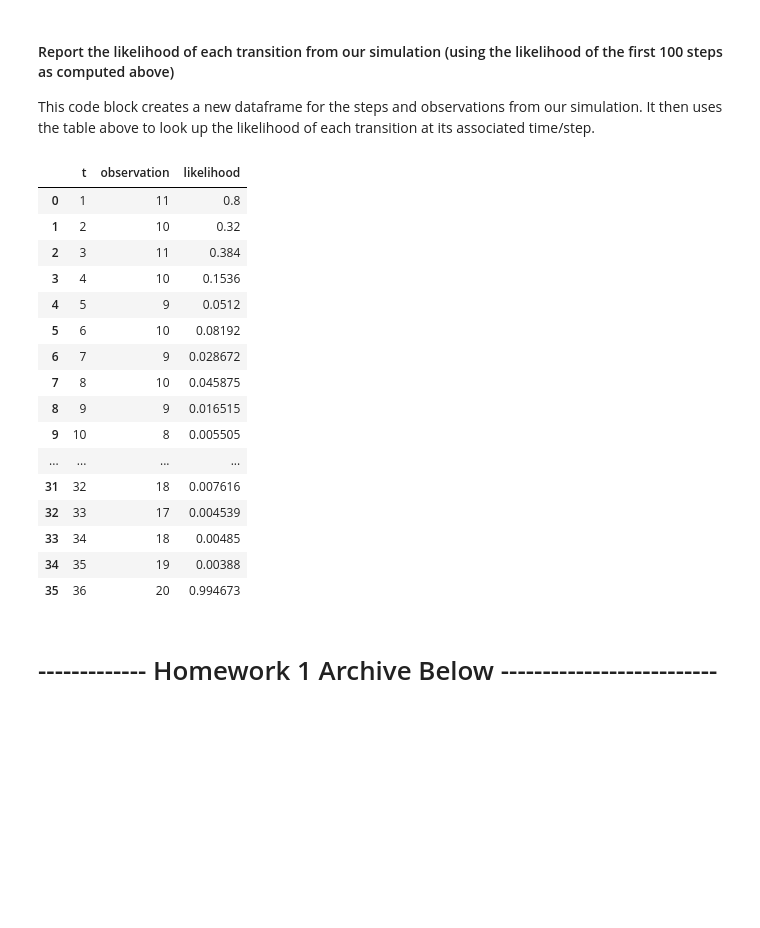
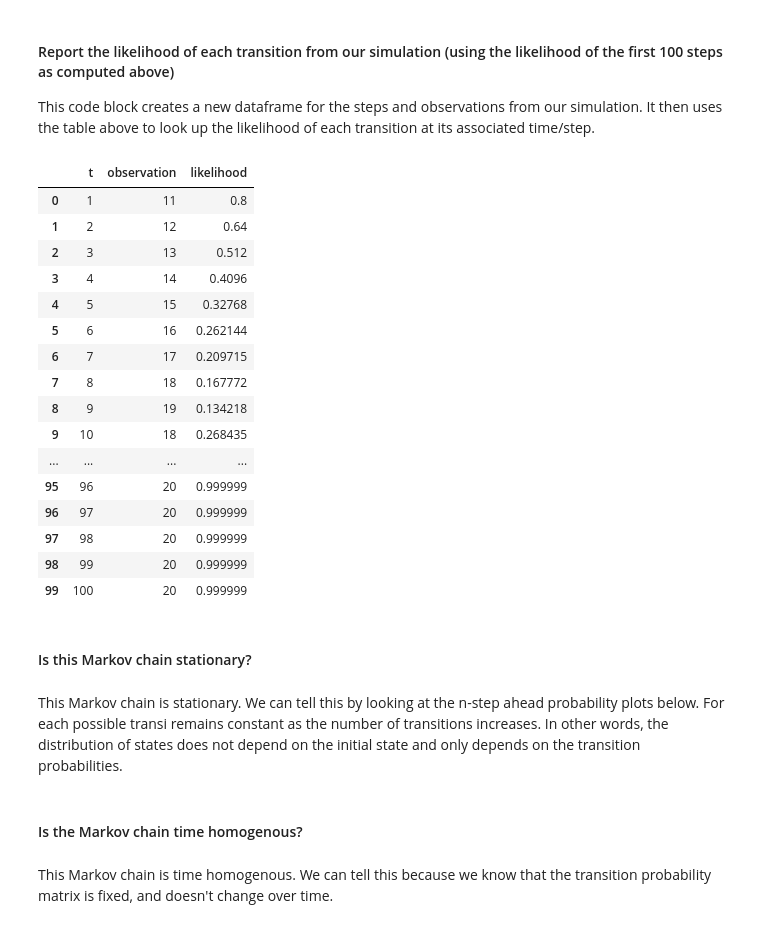
Before and after one commit to jackmurray1/uchicago, a Jupyter notebook: Reinforcement Learning/RL_Assignment 2_Jack Murray.ipynb, the cells around one changed output. Cells and saved outputs as stored; diff of their text form; code cells hidden in the pictures; blank space fills up the shorter version.

```diff
--- a/Reinforcement Learning/RL_Assignment 2_Jack Murray.ipynb
+++ b/Reinforcement Learning/RL_Assignment 2_Jack Murray.ipynb
@@ -139,30 +168,33 @@ def policy(observation):
 p = 0.8, meaning that the robot's action will result in moving right 80% of the time, and left the other 20% of the time
 # %%
 t=0
-tMAX = 1000 # representing a simulation of up to 1000 steps
+tMAX = 100 # representing a simulation of up to 100 steps
 done = False
+observations = [0] * 101
 observation = 10
-observations = [observation]
+observations[0] = observation
 rewards = []
 actions = []
-t_log = [t]
+t_log = list(range(101))
 
 env = Segment(numActions=2,startObservation=10,p=0.8,terminal=10,done=False)
 while t <tMAX and done==False:
     action = policy(observation=observation)
     observation_next,reward,done = env.step(action=action)
-    observations.append(observation_next)
+    observations[t+1] = observation_next
     rewards.append(reward)
     actions.append(action)
     observation = observation_next
-    t_log.append(t+1)
     t+=1
 
-plt.plot(t_log[0:101], observations[0:101]) # only plot the first 100 steps
-plt.xticks(np.arange(np.min(t_log[0:101]), np.max(t_log[0:101])+1, 1))
-plt.yticks(np.arange(np.min(observations[0:101]), np.max(observations[0:101])+1, 1))
+# after the episode is over, stay at the terminal state for the rest of the 100 steps (see loop below)
+for i in range(t+1, 101):
+    observations[i] = observation
+
+plt.plot(t_log, observations) # only plot the first 100 steps
+plt.yticks(np.arange(np.min(observations), np.max(observations)+1, 1))
 plt.xlabel('Time, t')
 plt.ylabel('State')
-plt.title('Simulated Sequence of Transitions (first 100 steps)')
+plt.title('Simulated Sequence of Transitions (up to 100 steps)')
 plt.show();
 # %% [output]
@@ -237,31 +269,37 @@ mtx.set(xlabel = 'State',
 
 This code block creates a new dataframe for the steps and observations from our simulation. It then uses the table above to look up the likelihood of each transition at its associated time/step.
 # %%
-likelihood_df = pd.DataFrame({'t': t_log[1:], 'observation': observations[1:]}) # we can leave out the first observation since it will always be 10
-likelihood_df['likelihood'] = ''
+likelihood_df_sim = pd.DataFrame({'t': t_log[1:], 'observation': observations[1:]}) # we can leave out the first observation since it will always be 10
+likelihood_df_sim['likelihood'] = ''
 
-for index, row in likelihood_df.iterrows():
+for index, row in likelihood_df_sim.iterrows():
     # go look up the relevant values from the likelihood table that we created above (df)
-    likelihood_df.loc[index, 'likelihood'] = df.iloc[likelihood_df.loc[index, 't']-1, likelihood_df.loc[index, 'observation']]
+    likelihood_df_sim.loc[index, 'likelihood'] = df.iloc[likelihood_df_sim.loc[index, 't']-1, likelihood_df_sim.loc[index, 'observation']]
 
-likelihood_df
+likelihood_df_sim
 # %% [output]
 |  | t | observation | likelihood |
 | 0 | 1 | 11 | 0.8 |
-| 1 | 2 | 10 | 0.32 |
-| 2 | 3 | 11 | 0.384 |
-| 3 | 4 | 10 | 0.1536 |
-| 4 | 5 | 9 | 0.0512 |
-| 5 | 6 | 10 | 0.08192 |
-| 6 | 7 | 9 | 0.028672 |
-| 7 | 8 | 10 | 0.045875 |
-| 8 | 9 | 9 | 0.016515 |
-| 9 | 10 | 8 | 0.005505 |
+| 1 | 2 | 12 | 0.64 |
+| 2 | 3 | 13 | 0.512 |
+| 3 | 4 | 14 | 0.4096 |
+| 4 | 5 | 15 | 0.32768 |
+| 5 | 6 | 16 | 0.262144 |
+| 6 | 7 | 17 | 0.209715 |
+| 7 | 8 | 18 | 0.167772 |
+| 8 | 9 | 19 | 0.134218 |
+| 9 | 10 | 18 | 0.268435 |
 | ... | ... | ... | ... |
-| 31 | 32 | 18 | 0.007616 |
-| 32 | 33 | 17 | 0.004539 |
-| 33 | 34 | 18 | 0.00485 |
-| 34 | 35 | 19 | 0.00388 |
-| 35 | 36 | 20 | 0.994673 |
+| 95 | 96 | 20 | 0.999999 |
+| 96 | 97 | 20 | 0.999999 |
+| 97 | 98 | 20 | 0.999999 |
+| 98 | 99 | 20 | 0.999999 |
+| 99 | 100 | 20 | 0.999999 |
-# %% [markdown]
-#  ------------- Homework 1 Archive Below --------------------------
+# %% [markdown]
+#### Is this Markov chain stationary?
+# %% [markdown]
+This Markov chain is stationary. We can tell this by looking at the n-step ahead probability plots below. For each possible transi remains constant as the number of transitions increases. In other words, the distribution of states does not depend on the initial state and only depends on the transition probabilities.
+# %% [markdown]
+#### Is the Markov chain time homogenous?
+# %% [markdown]
+This Markov chain is time homogenous. We can tell this because we know that the transition probability matrix is fixed, and doesn't change over time.
```
Also changed, not shown: parts of 163 cells of this notebook.
